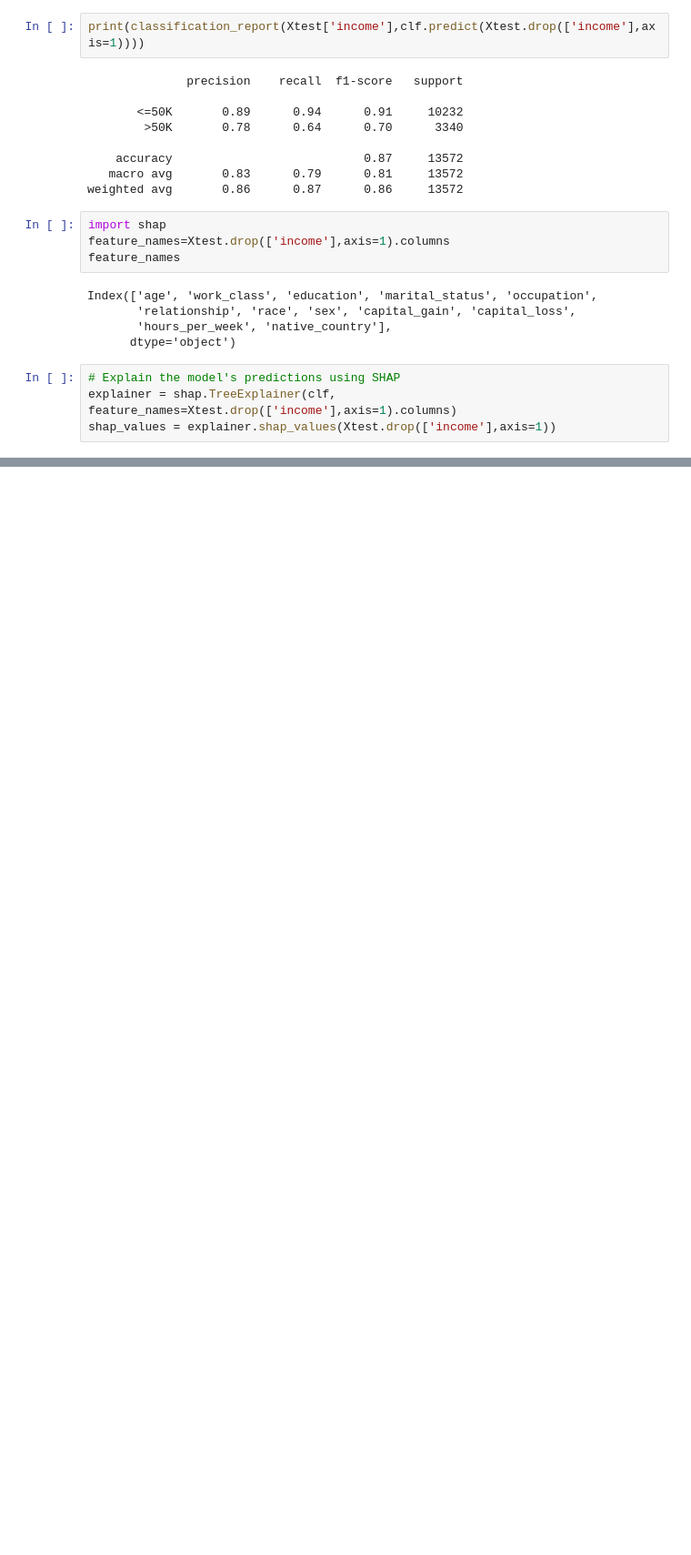
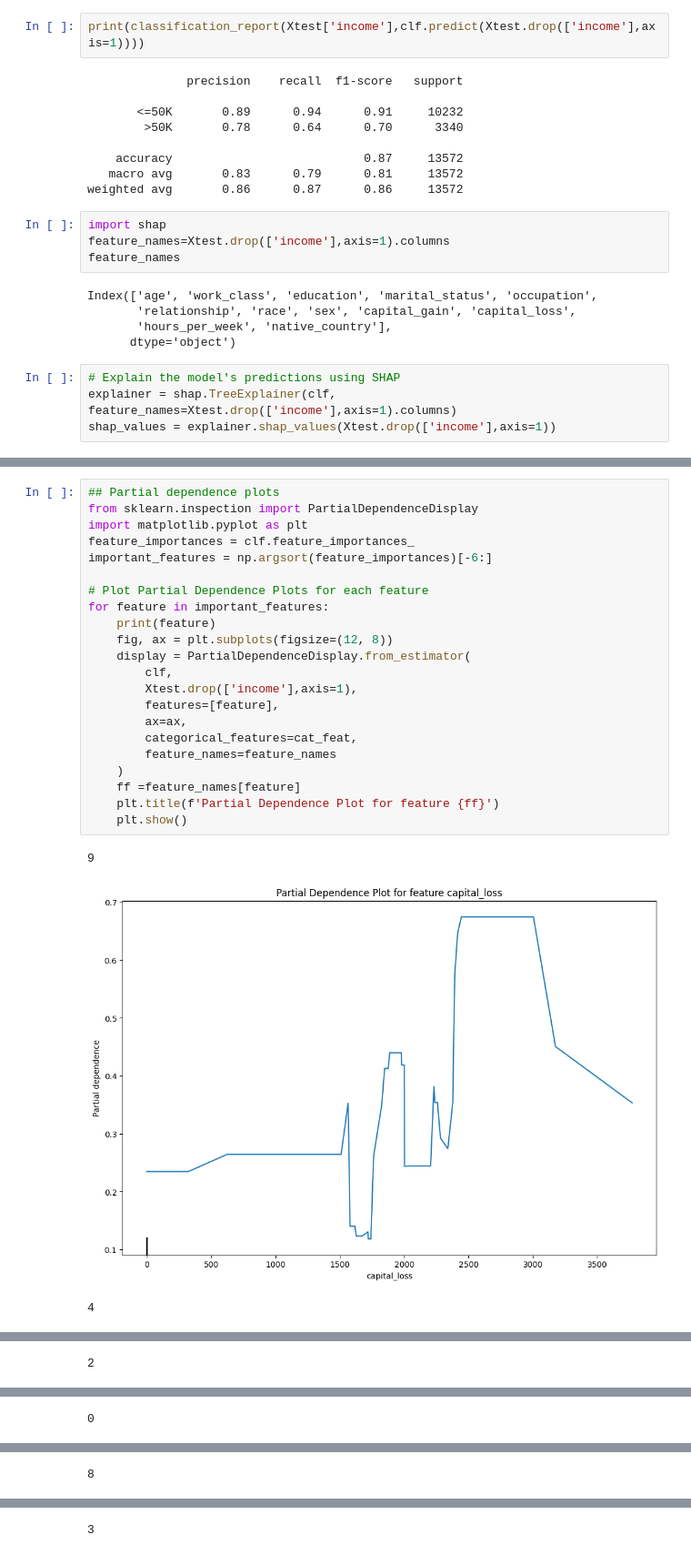
Before and after one commit to gillus/TrustworthyAI_workshop, a Jupyter notebook: notebooks/shap-explanations.ipynb, the cells around one changed output, grey strips where cells are left out. Shown at 91% size. Drawn from its saved outputs; the diff is of its cells as text; blank space fills up the shorter version.

```diff
--- a/notebooks/shap-explanations.ipynb
+++ b/notebooks/shap-explanations.ipynb
@@ -94,3 +90,29 @@ shap.force_plot(explainer.expected_value, shap_values[50], feature_names=Xtest.d
 shap.force_plot(explainer.expected_value, shap_values[0:500], feature_names=Xtest.drop(['income'],axis=1).columns)
 # %% [output]
 <shap.plots._force.AdditiveForceArrayVisualizer at 0x...>
+# %%
+## Partial dependence plots
+from sklearn.inspection import PartialDependenceDisplay
+import matplotlib.pyplot as plt
+feature_importances = clf.feature_importances_
+important_features = np.argsort(feature_importances)[-6:]
+
+# Plot Partial Dependence Plots for each feature
+for feature in important_features:
+    print(feature)
+    fig, ax = plt.subplots(figsize=(12, 8))
+    display = PartialDependenceDisplay.from_estimator(
+        clf,
+        Xtest.drop(['income'],axis=1),
+        features=[feature],
+        ax=ax,
+        categorical_features=cat_feat,
+        feature_names=feature_names
+    )
+    ff =feature_names[feature]
+    plt.title(f'Partial Dependence Plot for feature {ff}')
+    plt.show()
+# %% [output]
+9
+[figure, added]
+4
@@ -96,0 +120 @@ shap.force_plot(explainer.expected_value, shap_values[0:500], feature_names=Xtes
+2
@@ -96,0 +122 @@ shap.force_plot(explainer.expected_value, shap_values[0:500], feature_names=Xtes
+0
@@ -96,0 +124 @@ shap.force_plot(explainer.expected_value, shap_values[0:500], feature_names=Xtes
+8
@@ -96,0 +126 @@ shap.force_plot(explainer.expected_value, shap_values[0:500], feature_names=Xtes
+3
```
Also changed, not shown: parts of 9 cells of this notebook, 2 other files.
